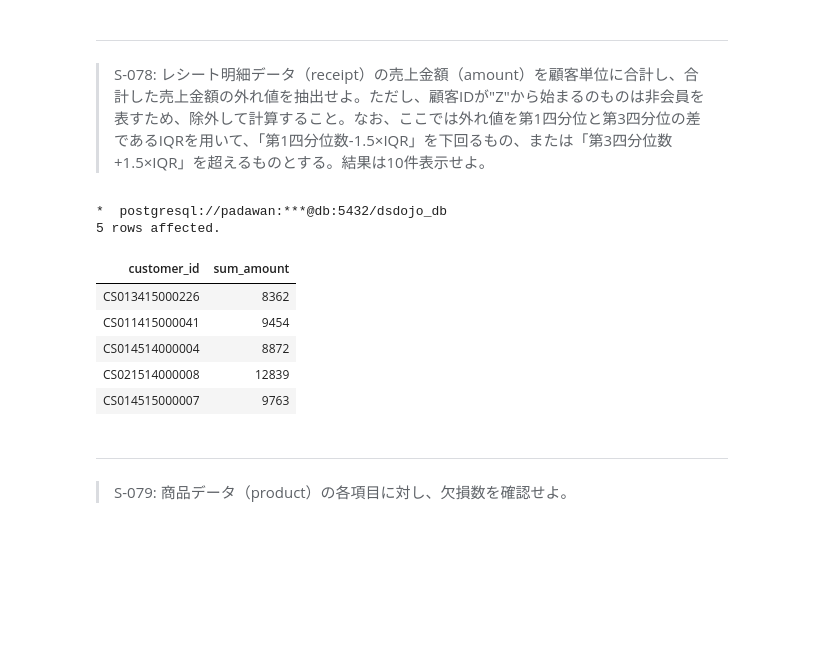
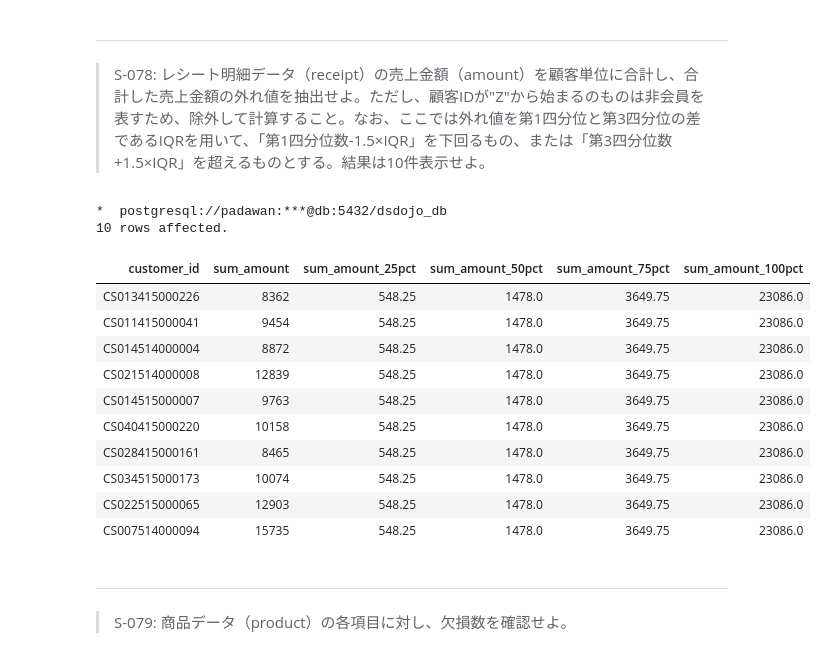
Before and after one commit to palakpaneerer/100knocks-preprocess, a Jupyter notebook: docker/work/preprocess_knock_SQL.ipynb, the cells around one changed output. Saved outputs shown, nothing was run; the diff lists cells and outputs as text; code cells hidden in the pictures; blank space fills up the shorter version.

```diff
--- a/docker/work/preprocess_knock_SQL.ipynb
+++ b/docker/work/preprocess_knock_SQL.ipynb
@@ -2503,45 +2450,61 @@ LIMIT
 > S-078: レシート明細データ（receipt）の売上金額（amount）を顧客単位に合計し、合計した売上金額の外れ値を抽出せよ。ただし、顧客IDが"Z"から始まるのものは非会員を表すため、除外して計算すること。なお、ここでは外れ値を第1四分位と第3四分位の差であるIQRを用いて、「第1四分位数-1.5×IQR」を下回るもの、または「第3四分位数+1.5×IQR」を超えるものとする。結果は10件表示せよ。
 # %%
 %%sql
+
+--集計、非会員を除外
+--統計値集計
+--外れ値検出
 
 WITH sales_amount AS (
     SELECT
         customer_id,
         SUM(amount) AS sum_amount
     FROM
         receipt
     WHERE
         customer_id NOT LIKE 'Z%'
     GROUP BY
         customer_id
+), stats_tbl AS (
+    SELECT
+        PERCENTILE_CONT(0.25) WITHIN GROUP(ORDER BY sum_amount) AS sum_amount_25pct,
+        PERCENTILE_CONT(0.5) WITHIN GROUP(ORDER BY sum_amount) AS sum_amount_50pct,
+        PERCENTILE_CONT(0.75) WITHIN GROUP(ORDER BY sum_amount) AS sum_amount_75pct,
+        PERCENTILE_CONT(1.0) WITHIN GROUP(ORDER BY sum_amount) AS sum_amount_100pct
+    FROM
+        sales_amount
 )
 SELECT
-    customer_id,
-    sum_amount
+    sa.customer_id,
+    sa.sum_amount,
+    st.sum_amount_25pct,
+    st.sum_amount_50pct,
+    st.sum_amount_75pct,
+    st.sum_amount_100pct
 FROM
-    sales_amount
-CROSS JOIN (
-    SELECT
-        PERCENTILE_CONT(0.25) WITHIN GROUP(ORDER BY sum_amount) AS amount_25per,
-        PERCENTILE_CONT(0.75) WITHIN GROUP(ORDER BY sum_amount) AS amount_75per
-    FROM
-        sales_amount
-) stats_amount
+    sales_amount sa
+CROSS JOIN
+    stats_tbl st
 WHERE
-    sum_amount < amount_25per - (amount_75per - amount_25per) * 1.5
-    OR amount_75per + (amount_75per - amount_25per) * 1.5 < sum_amount
+    sa.sum_amount < st.sum_amount_25pct - 1.5 * (st.sum_amount_75pct - st.sum_amount_25pct)
+    OR st.sum_amount_75pct + 1.5 * (st.sum_amount_75pct - st.sum_amount_25pct) < sa.sum_amount
+
 LIMIT
-    5
-;
+    10;
 # %% [output]
 *  postgresql://padawan:***@db:5432/dsdojo_db
-5 rows affected.
+10 rows affected.
-| customer_id | sum_amount |
-| CS013415000226 | 8362 |
-| CS011415000041 | 9454 |
-| CS014514000004 | 8872 |
-| CS021514000008 | 12839 |
-| CS014515000007 | 9763 |
+| customer_id | sum_amount | sum_amount_25pct | sum_amount_50pct | sum_amount_75pct | sum_amount_100pct |
+| CS013415000226 | 8362 | 548.25 | 1478.0 | 3649.75 | 23086.0 |
+| CS011415000041 | 9454 | 548.25 | 1478.0 | 3649.75 | 23086.0 |
+| CS014514000004 | 8872 | 548.25 | 1478.0 | 3649.75 | 23086.0 |
+| CS021514000008 | 12839 | 548.25 | 1478.0 | 3649.75 | 23086.0 |
+| CS014515000007 | 9763 | 548.25 | 1478.0 | 3649.75 | 23086.0 |
+| CS040415000220 | 10158 | 548.25 | 1478.0 | 3649.75 | 23086.0 |
+| CS028415000161 | 8465 | 548.25 | 1478.0 | 3649.75 | 23086.0 |
+| CS034515000173 | 10074 | 548.25 | 1478.0 | 3649.75 | 23086.0 |
+| CS022515000065 | 12903 | 548.25 | 1478.0 | 3649.75 | 23086.0 |
+| CS007514000094 | 15735 | 548.25 | 1478.0 | 3649.75 | 23086.0 |
 # %% [markdown]
 ---
 > S-079: 商品データ（product）の各項目に対し、欠損数を確認せよ。
```
Also changed, not shown: parts of 21 cells of this notebook.
